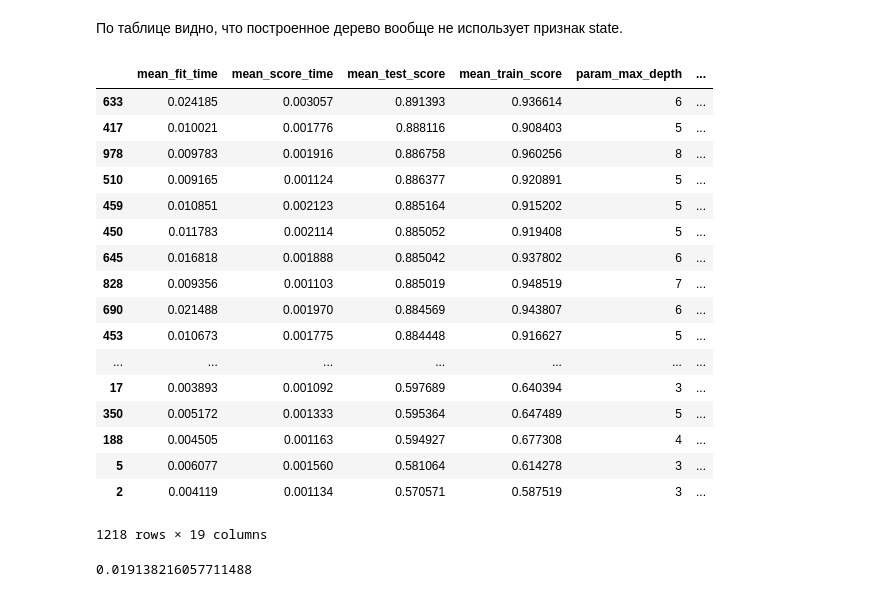
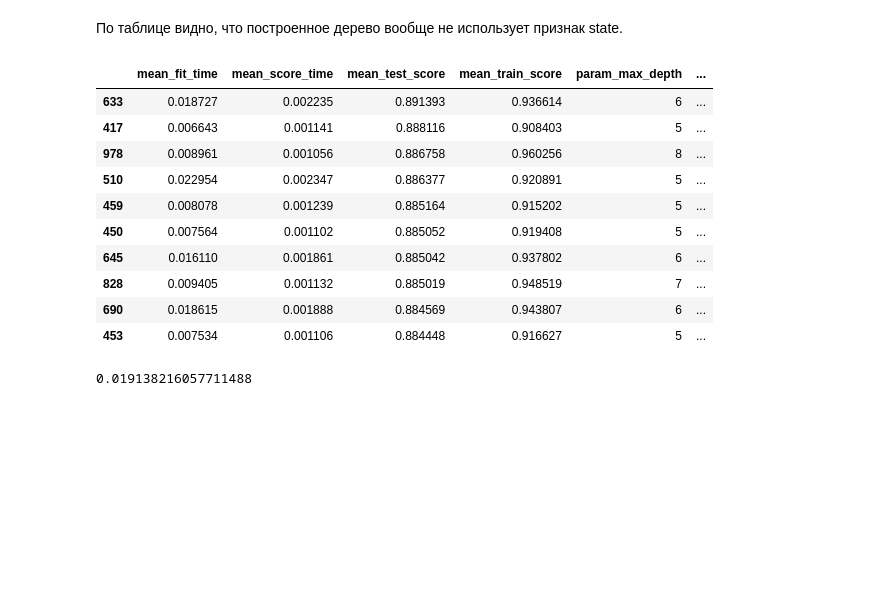
Before and after one commit to artemuk/churn-analysis, a Jupyter notebook: source/analysis.ipynb, the cells around one changed output. Drawn from its saved outputs; the diff is of its cells as text; code cells hidden in the pictures; blank space fills up the shorter version.

```diff
--- a/source/analysis.ipynb
+++ b/source/analysis.ipynb
@@ -579,26 +579,19 @@ t_fi
 По таблице видно, что построенное дерево вообще не использует признак state.
 # %%
 # Поищем лучшее дерево с меньшей глубиной, чтобы было проще визуализировать
-pd.DataFrame(gs.cv_results_).sort_values(by='rank_test_score')
+pd.DataFrame(gs.cv_results_).sort_values(by='rank_test_score').head(10)
 # %% [output]
 |  | mean_fit_time | mean_score_time | mean_test_score | mean_train_score | param_max_depth | ... |
-| 633 | 0.024185 | 0.003057 | 0.891393 | 0.936614 | 6 | ... |
-| 417 | 0.010021 | 0.001776 | 0.888116 | 0.908403 | 5 | ... |
-| 978 | 0.009783 | 0.001916 | 0.886758 | 0.960256 | 8 | ... |
-| 510 | 0.009165 | 0.001124 | 0.886377 | 0.920891 | 5 | ... |
-| 459 | 0.010851 | 0.002123 | 0.885164 | 0.915202 | 5 | ... |
-| 450 | 0.011783 | 0.002114 | 0.885052 | 0.919408 | 5 | ... |
-| 645 | 0.016818 | 0.001888 | 0.885042 | 0.937802 | 6 | ... |
-| 828 | 0.009356 | 0.001103 | 0.885019 | 0.948519 | 7 | ... |
-| 690 | 0.021488 | 0.001970 | 0.884569 | 0.943807 | 6 | ... |
-| 453 | 0.010673 | 0.001775 | 0.884448 | 0.916627 | 5 | ... |
-| ... | ... | ... | ... | ... | ... | ... |
-| 17 | 0.003893 | 0.001092 | 0.597689 | 0.640394 | 3 | ... |
-| 350 | 0.005172 | 0.001333 | 0.595364 | 0.647489 | 5 | ... |
-| 188 | 0.004505 | 0.001163 | 0.594927 | 0.677308 | 4 | ... |
-| 5 | 0.006077 | 0.001560 | 0.581064 | 0.614278 | 3 | ... |
-| 2 | 0.004119 | 0.001134 | 0.570571 | 0.587519 | 3 | ... |
+| 633 | 0.018727 | 0.002235 | 0.891393 | 0.936614 | 6 | ... |
+| 417 | 0.006643 | 0.001141 | 0.888116 | 0.908403 | 5 | ... |
+| 978 | 0.008961 | 0.001056 | 0.886758 | 0.960256 | 8 | ... |
+| 510 | 0.022954 | 0.002347 | 0.886377 | 0.920891 | 5 | ... |
+| 459 | 0.008078 | 0.001239 | 0.885164 | 0.915202 | 5 | ... |
+| 450 | 0.007564 | 0.001102 | 0.885052 | 0.919408 | 5 | ... |
+| 645 | 0.016110 | 0.001861 | 0.885042 | 0.937802 | 6 | ... |
+| 828 | 0.009405 | 0.001132 | 0.885019 | 0.948519 | 7 | ... |
+| 690 | 0.018615 | 0.001888 | 0.884569 | 0.943807 | 6 | ... |
+| 453 | 0.007534 | 0.001106 | 0.884448 | 0.916627 | 5 | ... |
-1218 rows × 19 columns
 # %%
 gs.cv_results_['std_test_score'].mean()
 # %% [output]
```
Also changed, not shown: parts of 4 cells of this notebook.
